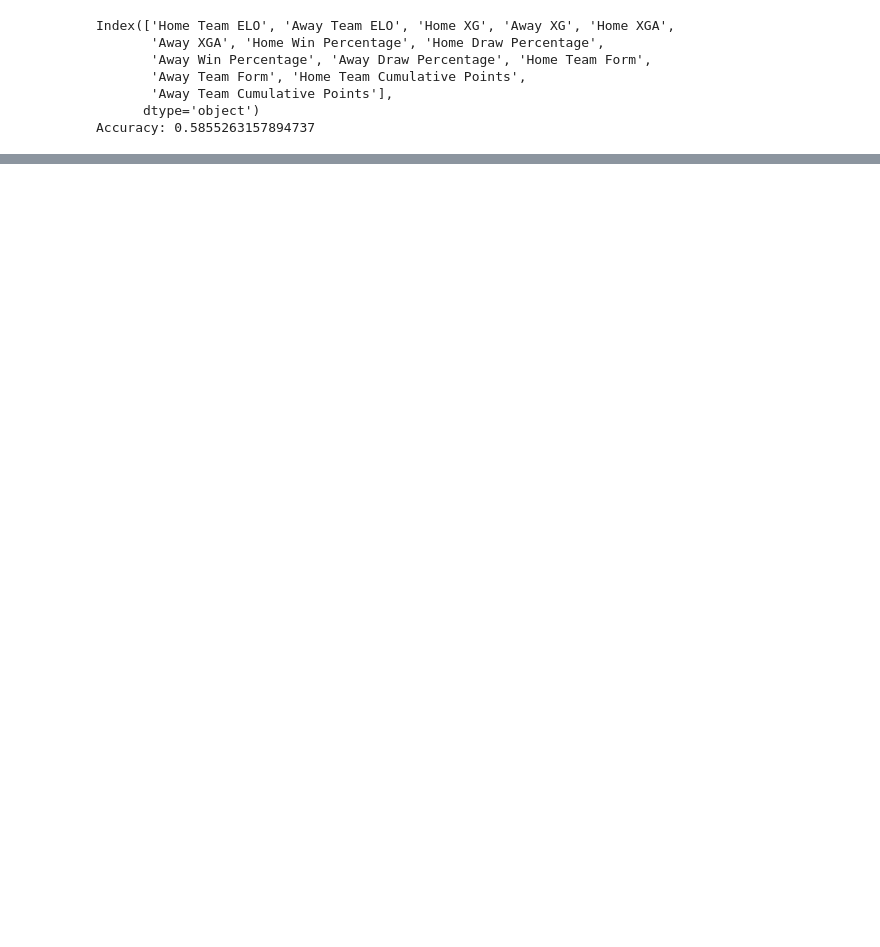
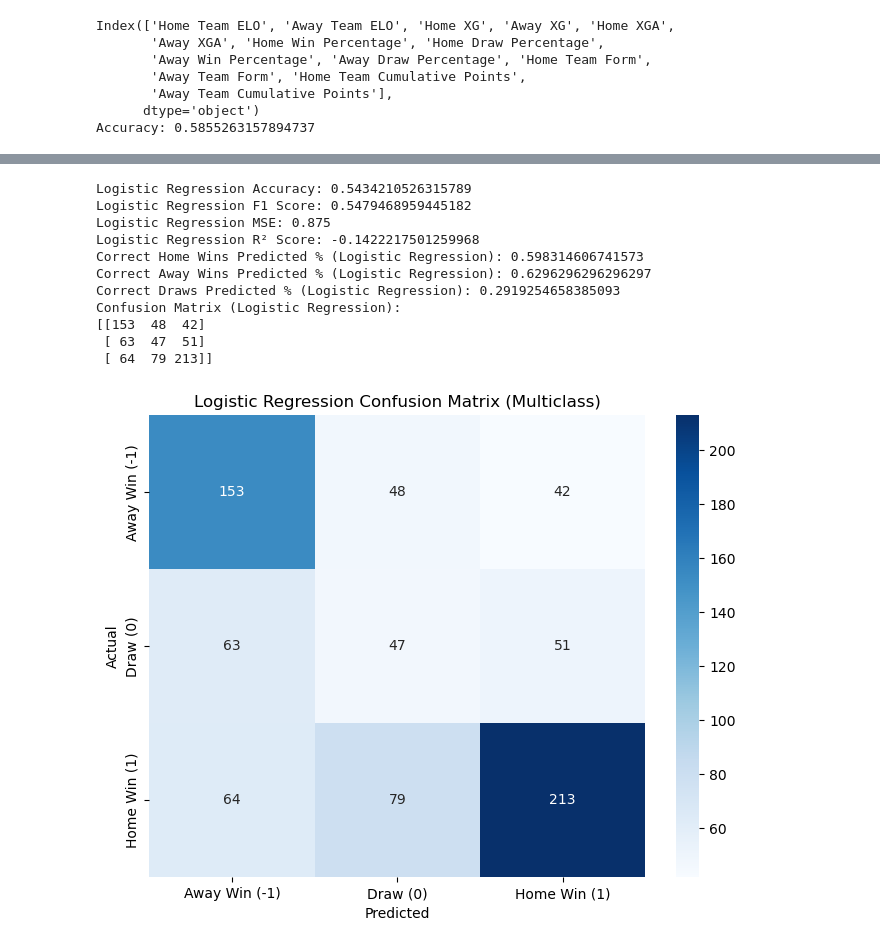
Before and after one commit to ML-Project-PremierInsights/ELO-Insights, a Jupyter notebook: improving_accuracy.ipynb, the cells around one changed output, grey strips where cells are left out. Cells and saved outputs as stored; diff of their text form; code cells hidden in the pictures; blank space fills up the shorter version.

```diff
--- a/improving_accuracy.ipynb
+++ b/improving_accuracy.ipynb
@@ -326,0 +403,76 @@ Random Forest Feature Importances:
+# %%
+from sklearn.linear_model import LogisticRegression
+from sklearn.metrics import accuracy_score, f1_score, confusion_matrix, classification_report, mean_squared_error, r2_score
+import seaborn as sns
+import matplotlib.pyplot as plt
+import pandas as pd
+
+# Initialize the Logistic Regression model
+# Using 'multinomial' for multiclass and 'lbfgs' solver (recommended for multiclass problems)
+logistic_model = LogisticRegression(multi_class='multinomial', solver='saga', random_state=16, class_weight='balanced', max_iter=10000)
+
+# Train the model
+logistic_model.fit(X_train, y_train)
+
+# Predict on the test set
+y_pred_log = logistic_model.predict(X_test)
+
+# Calculate accuracy
+accuracy_log = accuracy_score(y_test, y_pred_log)
+print('Logistic Regression Accuracy:', accuracy_log)
+
+# Calculate F1 score (weighted)
+f1_log = f1_score(y_test, y_pred_log, average='weighted')  # 'weighted' accounts for class imbalance
+print('Logistic Regression F1 Score:', f1_log)
+
+# Calculate Mean Squared Error (MSE)
+mse_log = mean_squared_error(y_test, y_pred_log)
+print('Logistic Regression MSE:', mse_log)
+
+# Calculate R² Score
+r2_log = r2_score(y_test, y_pred_log)
+print('Logistic Regression R² Score:', r2_log)
+
+# Count how many times the model correctly predicts a home win (label = 1)
+correct_home_wins_log = sum((y_test == 1) & (y_pred_log == 1)) / sum(y_test == 1)
+print('Correct Home Wins Predicted % (Logistic Regression):', correct_home_wins_log)
+
+# Count how many times the model correctly predicts an away win (label = -1)
+correct_away_wins_log = sum((y_test == -1) & (y_pred_log == -1)) / sum(y_test == -1)
+print('Correct Away Wins Predicted % (Logistic Regression):', correct_away_wins_log)
+
+# Count how many times the model correctly predicts a draw (label = 0)
+correct_draws_log = sum((y_test == 0) & (y_pred_log == 0)) / sum(y_test == 0)
+print('Correct Draws Predicted % (Logistic Regression):', correct_draws_log)
+
+# Confusion matrix for Logistic Regression
+cnf_matrix_log = confusion_matrix(y_test, y_pred_log)
+print('Confusion Matrix (Logistic Regression):')
+print(cnf_matrix_log)
+
+# Plot the confusion matrix
+plt.figure(figsize=(8, 6))
+sns.heatmap(cnf_matrix_log, annot=True, fmt='d', cmap='Blues',
+            xticklabels=['Away Win (-1)', 'Draw (0)', 'Home Win (1)'],
+            yticklabels=['Away Win (-1)', 'Draw (0)', 'Home Win (1)'])
+plt.xlabel('Predicted')
+plt.ylabel('Actual')
+plt.title('Logistic Regression Confusion Matrix (Multiclass)')
+plt.show()
+
+# Detailed classification report
+print('Classification Report (Logistic Regression):')
+print(classification_report(y_test, y_pred_log))
+# %% [output]
+Logistic Regression Accuracy: 0.5434210526315789
+Logistic Regression F1 Score: 0.5479468959445182
+Logistic Regression MSE: 0.875
+Logistic Regression R² Score: -0.1422217501259968
+Correct Home Wins Predicted % (Logistic Regression): 0.598314606741573
+Correct Away Wins Predicted % (Logistic Regression): 0.6296296296296297
+Correct Draws Predicted % (Logistic Regression): 0.2919254658385093
+Confusion Matrix (Logistic Regression):
+[[153  48  42]
+ [ 63  47  51]
+ [ 64  79 213]]
+[figure, added]
```
Also changed, not shown: parts of 6 cells of this notebook, 1 other file.
